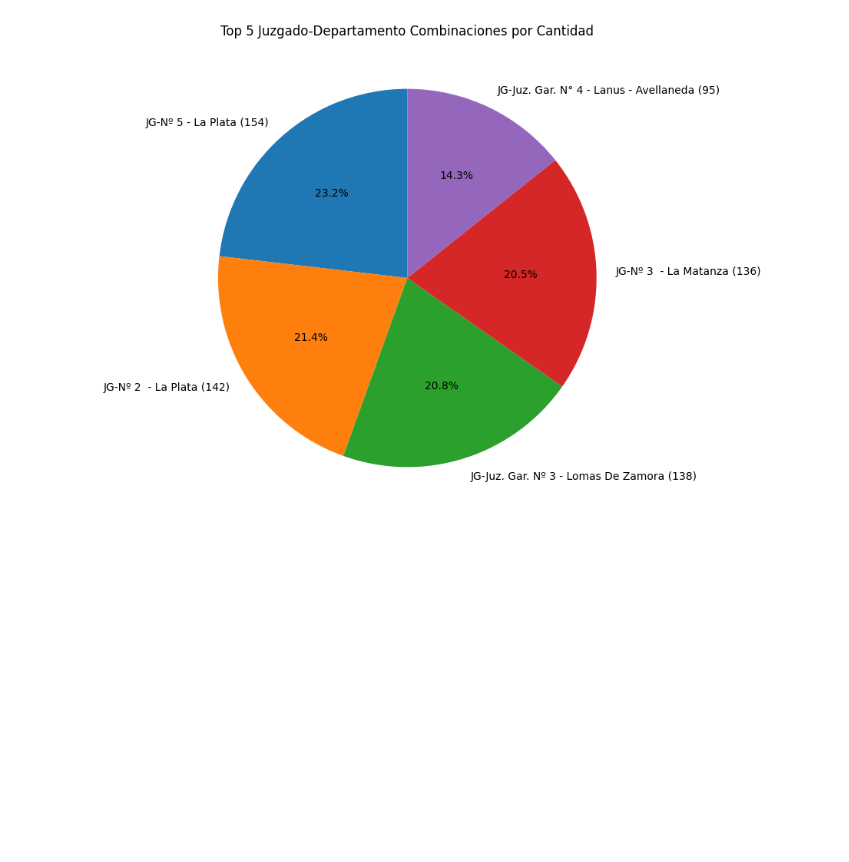
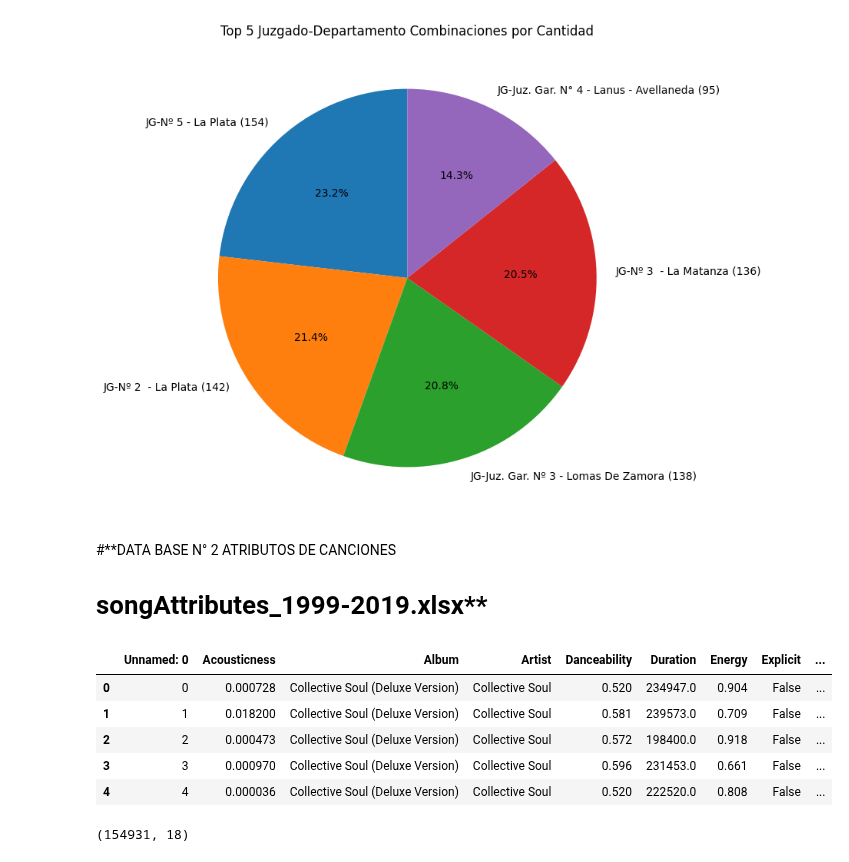
Before and after one commit to nicolasero87/PPL_ALTAS, a Jupyter notebook: ALTAS_PPL_Nicolas_Román_15_08_24__16_30_HS.ipynb, the cells around one changed output. Drawn from its saved outputs; the diff is of its cells as text; code cells hidden in the pictures; blank space fills up the shorter version.

Commit message:
version 22 hs

```diff
--- a/ALTAS_PPL_Nicolas_Román_15_08_24__16_30_HS.ipynb
+++ b/ALTAS_PPL_Nicolas_Román_15_08_24__16_30_HS.ipynb
@@ -311,3 +316,6 @@ plt.title("Top 5 Juzgado-Departamento Combinaciones por Cantidad")
 plt.show()
 # %% [output]
 [figure]
+# %% [markdown]
+#**DATA BASE N° 2 ATRIBUTOS DE CANCIONES
+# songAttributes_1999-2019.xlsx**
@@ -313,0 +325,13 @@ plt.show()
+# %%
+df_2.head()
+# %% [output]
+|  | Unnamed: 0 | Acousticness | Album | Artist | Danceability | Duration | Energy | Explicit | ... |
+| 0 | 0 | 0.000728 | Collective Soul (Deluxe Version) | Collective Soul | 0.520 | 234947.0 | 0.904 | False | ... |
+| 1 | 1 | 0.018200 | Collective Soul (Deluxe Version) | Collective Soul | 0.581 | 239573.0 | 0.709 | False | ... |
+| 2 | 2 | 0.000473 | Collective Soul (Deluxe Version) | Collective Soul | 0.572 | 198400.0 | 0.918 | False | ... |
+| 3 | 3 | 0.000970 | Collective Soul (Deluxe Version) | Collective Soul | 0.596 | 231453.0 | 0.661 | False | ... |
+| 4 | 4 | 0.000036 | Collective Soul (Deluxe Version) | Collective Soul | 0.520 | 222520.0 | 0.808 | False | ... |
+# %%
+df_2.shape
+# %% [output]
+(154931, 18)
```
Also changed, not shown: parts of 18 cells of this notebook.
